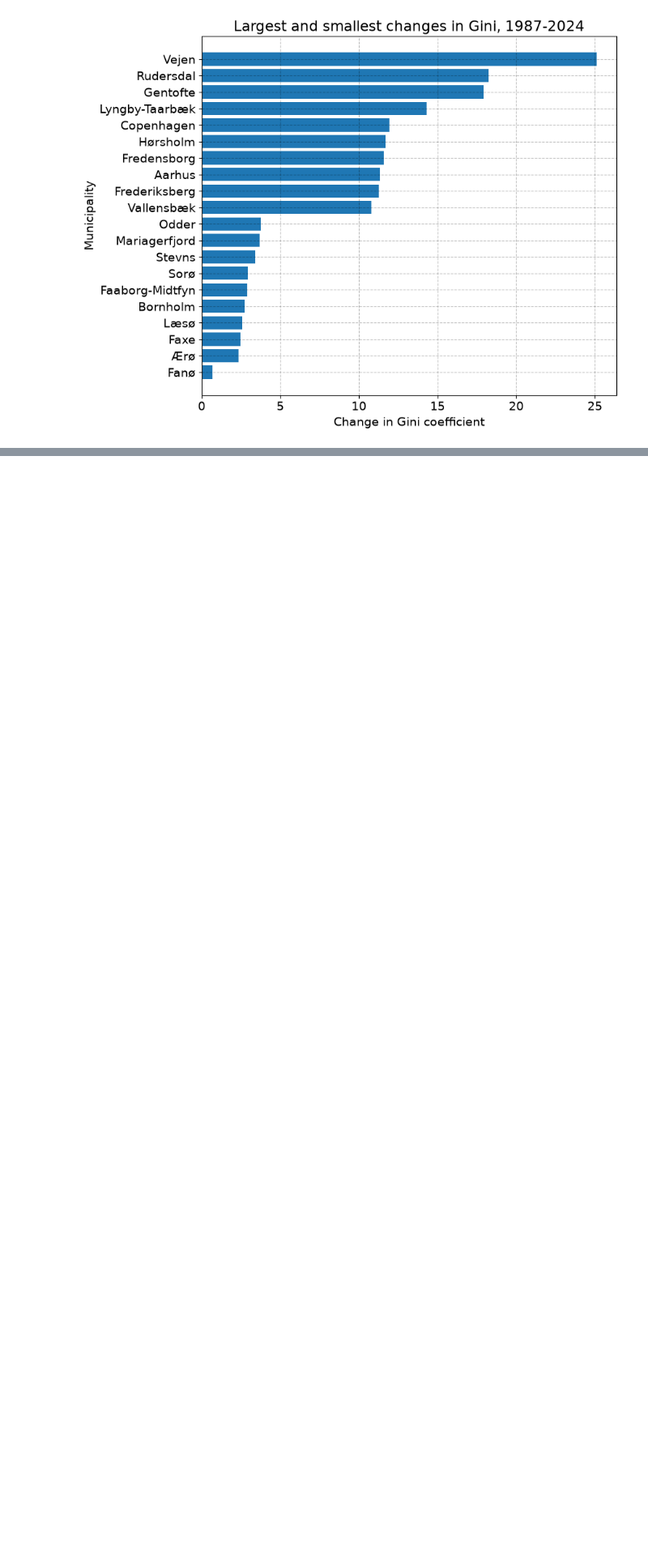
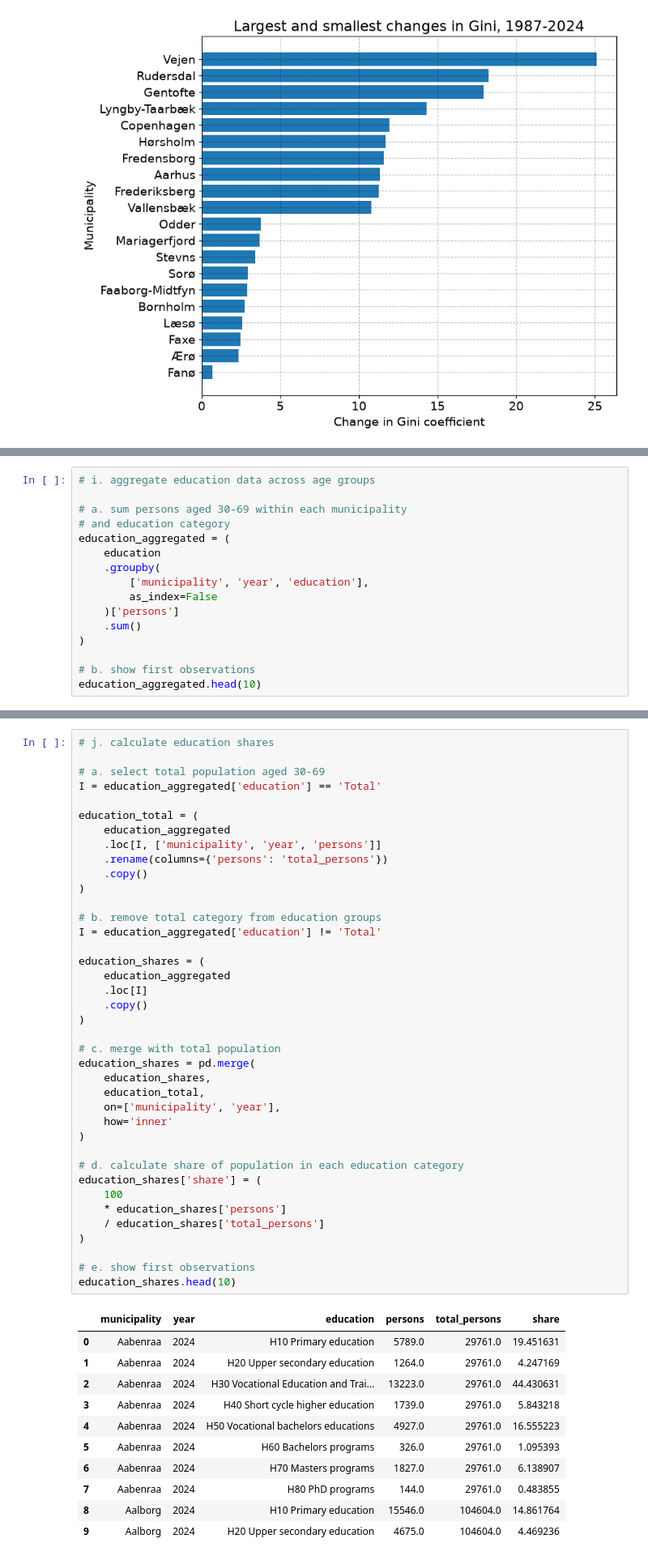
Before and after one commit to OttoBengtson/programming-for-economists, a Jupyter notebook: Data_Project_Version_1.ipynb, the cells around one changed output, grey strips where cells are left out. Shown at 81% size. Drawn from its saved outputs; the diff is of its cells as text; blank space fills up the shorter version.

```diff
--- a/Data_Project_Version_1.ipynb
+++ b/Data_Project_Version_1.ipynb
@@ -1451,0 +1709,16 @@ fig.tight_layout()
+# %%
+# i. aggregate education data across age groups
+
+# a. sum persons aged 30-69 within each municipality
+# and education category
+education_aggregated = (
+    education
+    .groupby(
+        ['municipality', 'year', 'education'],
+        as_index=False
+    )['persons']
+    .sum()
+)
+
+# b. show first observations
+education_aggregated.head(10)
@@ -1451,0 +1737,51 @@ fig.tight_layout()
+# %%
+# j. calculate education shares
+
+# a. select total population aged 30-69
+I = education_aggregated['education'] == 'Total'
+
+education_total = (
+    education_aggregated
+    .loc[I, ['municipality', 'year', 'persons']]
+    .rename(columns={'persons': 'total_persons'})
+    .copy()
+)
+
+# b. remove total category from education groups
+I = education_aggregated['education'] != 'Total'
+
+education_shares = (
+    education_aggregated
+    .loc[I]
+    .copy()
+)
+
+# c. merge with total population
+education_shares = pd.merge(
+    education_shares,
+    education_total,
+    on=['municipality', 'year'],
+    how='inner'
+)
+
+# d. calculate share of population in each education category
+education_shares['share'] = (
+    100
+    * education_shares['persons']
+    / education_shares['total_persons']
+)
+
+# e. show first observations
+education_shares.head(10)
+# %% [output]
+|  | municipality | year | education | persons | total_persons | share |
+| 0 | Aabenraa | 2024 | H10 Primary education | 5789.0 | 29761.0 | 19.451631 |
+| 1 | Aabenraa | 2024 | H20 Upper secondary education | 1264.0 | 29761.0 | 4.247169 |
+| 2 | Aabenraa | 2024 | H30 Vocational Education and Trai... | 13223.0 | 29761.0 | 44.430631 |
+| 3 | Aabenraa | 2024 | H40 Short cycle higher education | 1739.0 | 29761.0 | 5.843218 |
+| 4 | Aabenraa | 2024 | H50 Vocational bachelors educations | 4927.0 | 29761.0 | 16.555223 |
+| 5 | Aabenraa | 2024 | H60 Bachelors programs | 326.0 | 29761.0 | 1.095393 |
+| 6 | Aabenraa | 2024 | H70 Masters programs | 1827.0 | 29761.0 | 6.138907 |
+| 7 | Aabenraa | 2024 | H80 PhD programs | 144.0 | 29761.0 | 0.483855 |
+| 8 | Aalborg | 2024 | H10 Primary education | 15546.0 | 104604.0 | 14.861764 |
+| 9 | Aalborg | 2024 | H20 Upper secondary education | 4675.0 | 104604.0 | 4.469236 |
```
Also changed, not shown: parts of 13 cells of this notebook.
